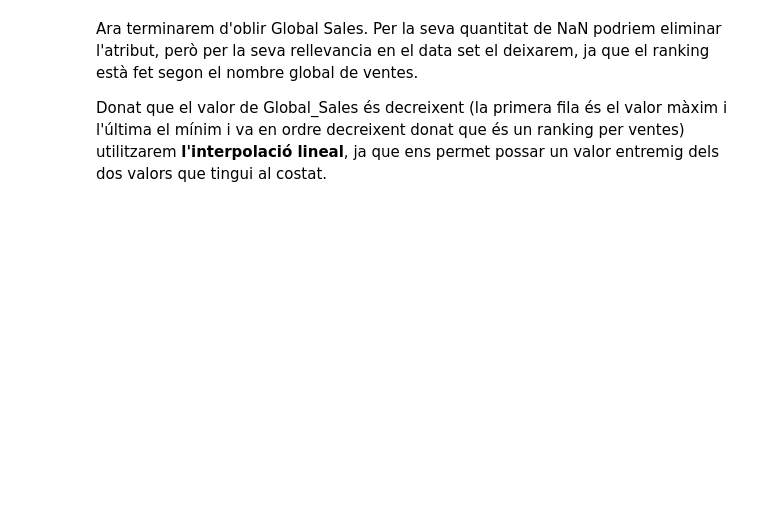
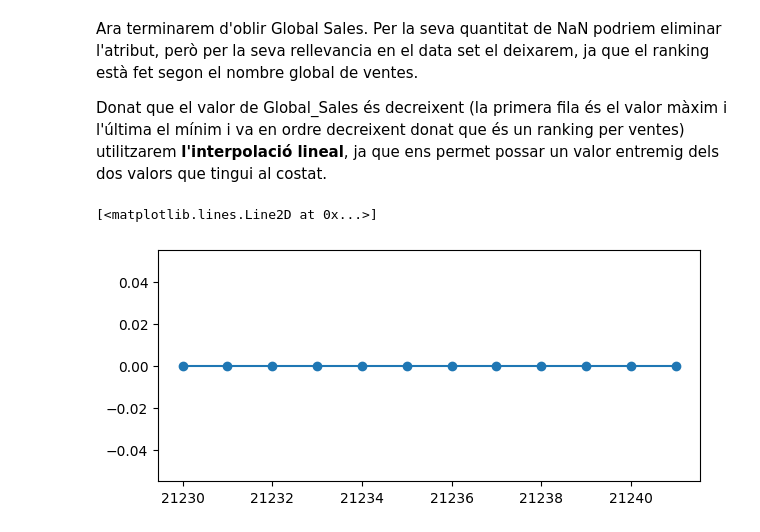
Before and after one commit to 1641028/Kaggle-video-game-sales-2019, a Jupyter notebook: Kaggle.ipynb, the cells around one changed output. Cells and saved outputs as stored; diff of their text form; code cells hidden in the pictures; blank space fills up the shorter version.

```diff
--- a/Kaggle.ipynb
+++ b/Kaggle.ipynb
@@ -246,8 +320,11 @@ Ara terminarem d'oblir Global Sales. Per la seva quantitat de NaN podriem elimin
 Donat que el valor de Global_Sales és decreixent (la primera fila és el valor màxim i l'última el mínim i va en ordre decreixent donat que és un ranking per ventes) utilitzarem **l'interpolació lineal**, ja que ens permet possar un valor entremig dels dos valors que tingui al costat.
 # %%
 plt.figure(figsize=(7, 3))
-data_1000 = data.iloc[1000:1100]
+data_1000 = data.iloc[21230:21280]
 plt.plot(data_1000.index, data_1000['Global_Sales'], marker='o')
+# %% [output]
+[<matplotlib.lines.Line2D at 0x...>]
+[figure, added]
 # %%
 data['isNan'] = data['Global_Sales'].isna()
 
```
Also changed, not shown: parts of 18 cells of this notebook.
